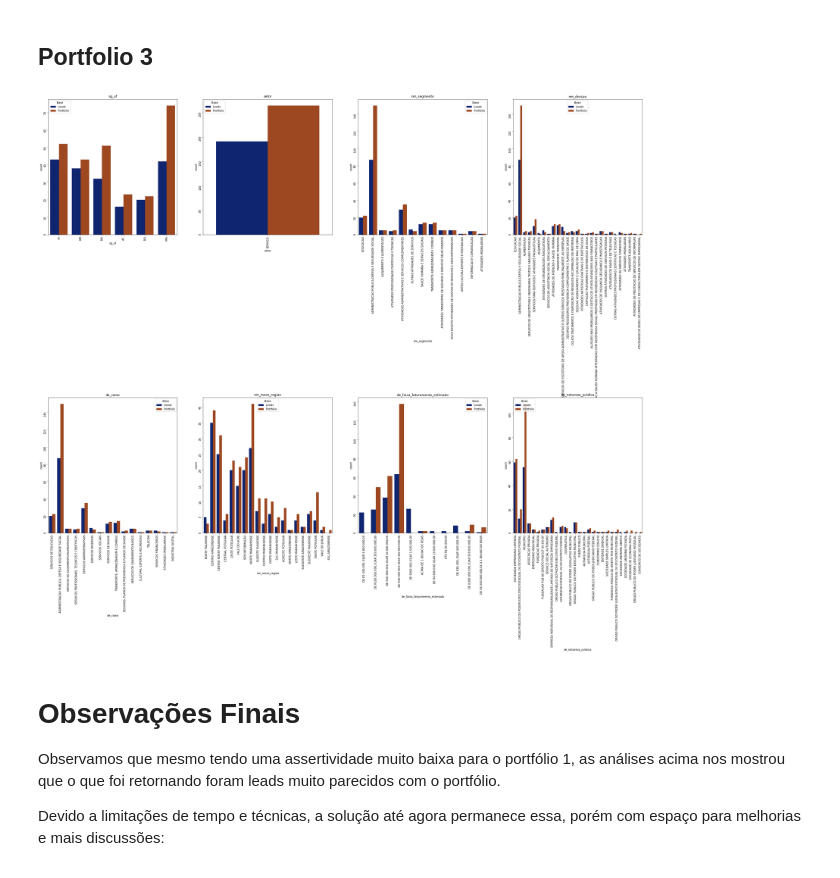
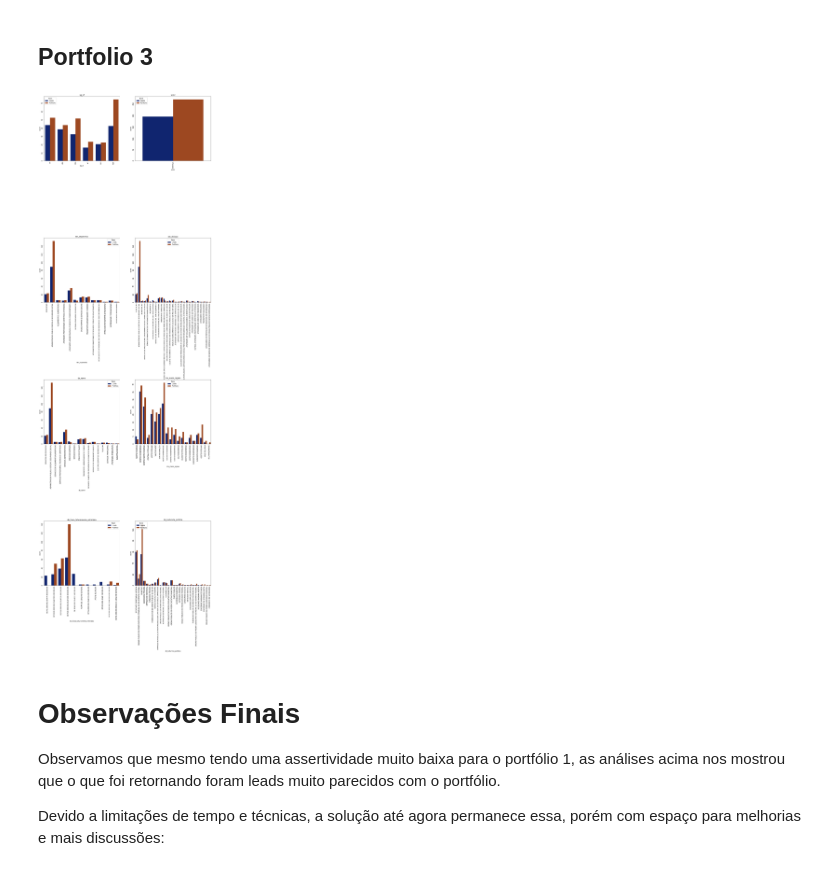
Before and after one commit to marianafmedeiros/CodenationDS, a Jupyter notebook: final_project/projeto_final_codenation.ipynb, the cells around one changed output. Drawn from its saved outputs; the diff is of its cells as text; code cells hidden in the pictures.

```diff
--- a/final_project/projeto_final_codenation.ipynb
+++ b/final_project/projeto_final_codenation.ipynb
@@ -574,9 +574,9 @@ plotar_comparativo(leads_2, portfolio2, 4,2, colunas_obs)
 ## Portfolio 3
 # %%
 leads_3 = leads(portfolio3, nearestn_model, 2,colunas_treino, mercado)
-plotar_comparativo(leads_3, portfolio3, 4,2, colunas_obs)
+plotar_comparativo(leads_3, portfolio3, 2,4, colunas_obs)
 # %% [output]
-[figure, old version]
+[figure, new version]
 # %% [markdown]
 # Observações Finais
 
```
Also changed, not shown: parts of 2 cells of this notebook.
